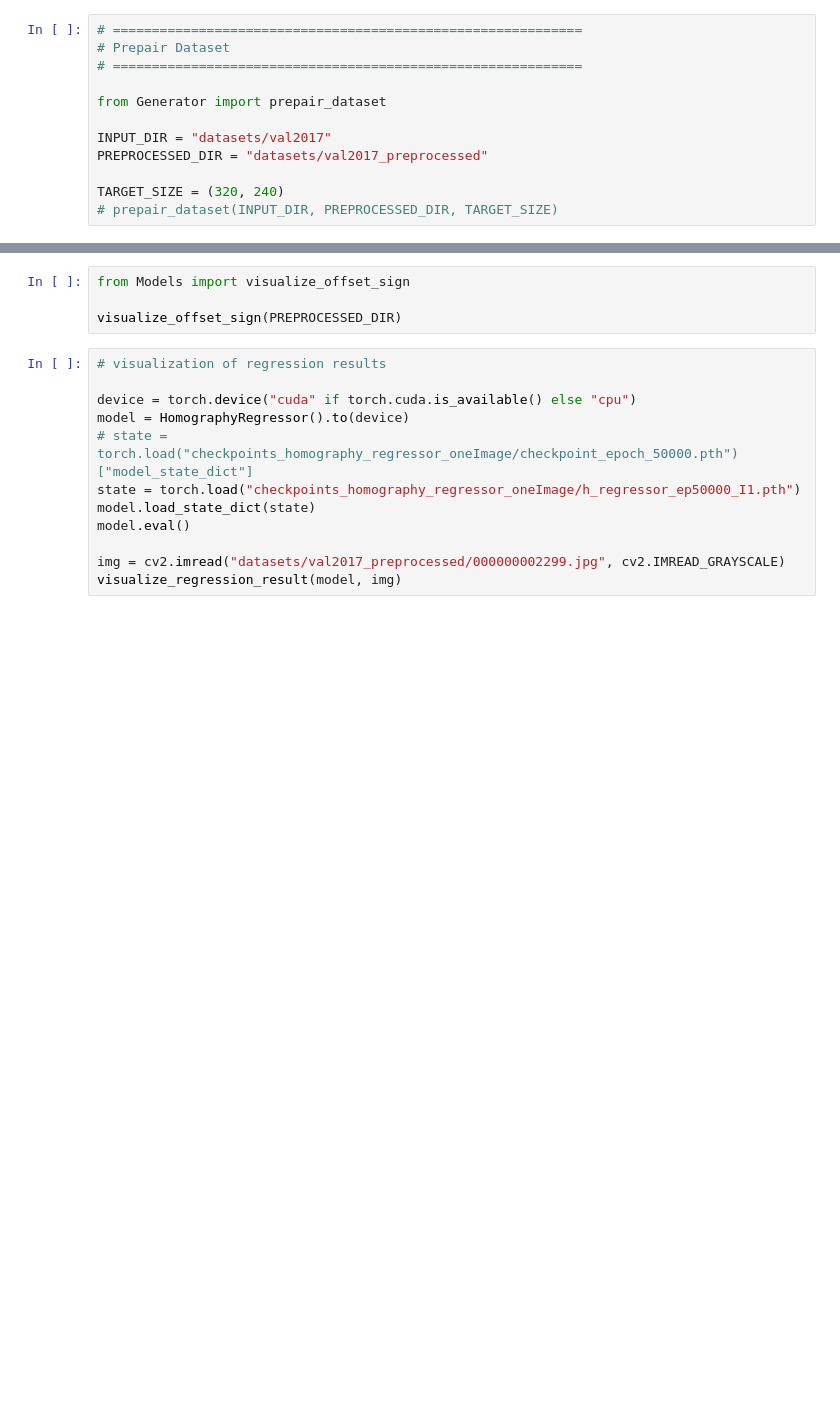
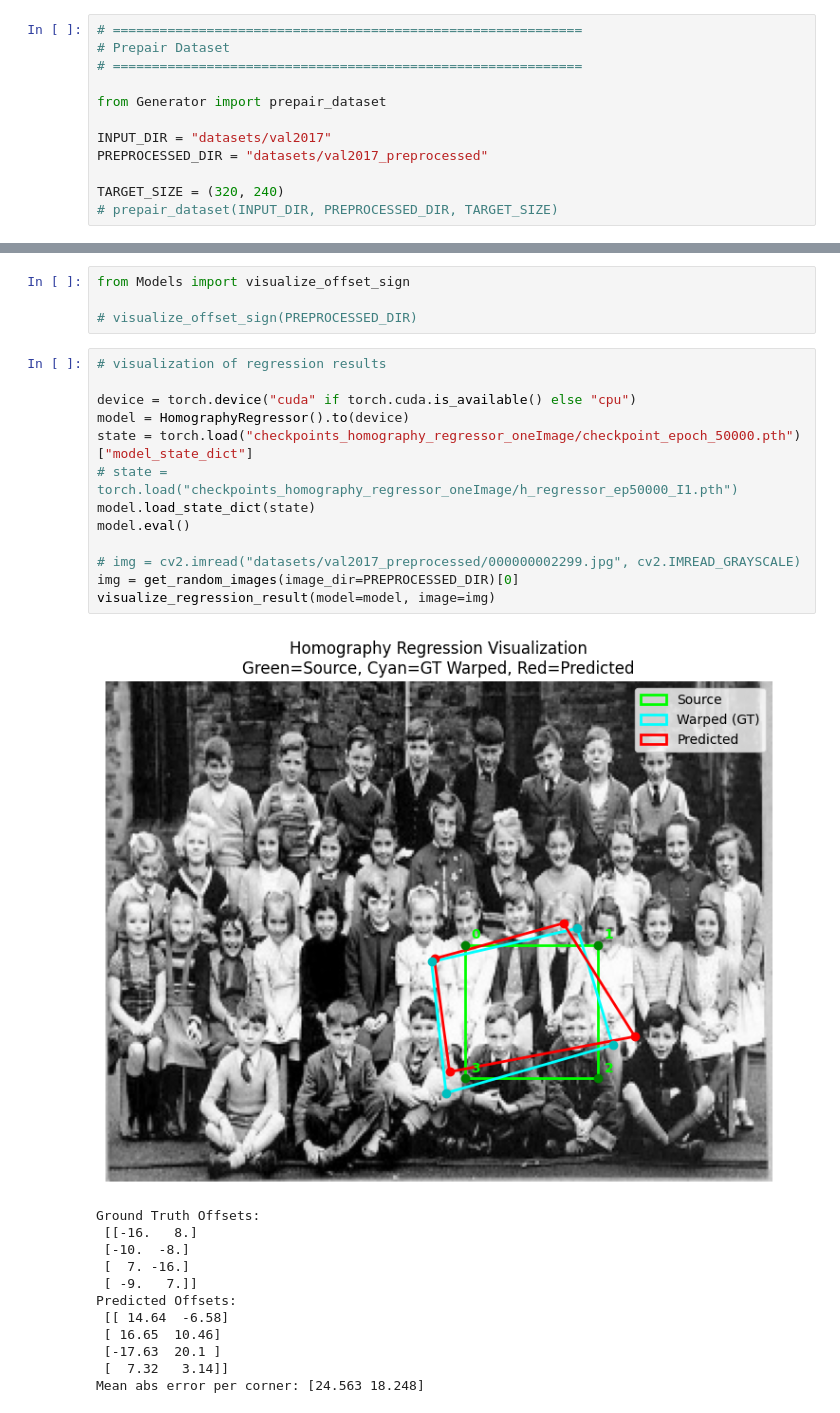
Before and after one commit to SimonPlazar/Racunalniski-Vid, a Jupyter notebook: RV-N1/report.ipynb, the cells around one changed output, grey strips where cells are left out. Drawn from its saved outputs; the diff is of its cells as text; blank space fills up the shorter version.

Commit message:
classify working, problems with regressor

```diff
--- a/RV-N1/report.ipynb
+++ b/RV-N1/report.ipynb
@@ -96,17 +36,31 @@ visualize_generate_pair(PREPROCESSED_DIR)
 # %%
 from Models import visualize_offset_sign
 
-visualize_offset_sign(PREPROCESSED_DIR)
+# visualize_offset_sign(PREPROCESSED_DIR)
 # %%
 # visualization of regression results
 
 device = torch.device("cuda" if torch.cuda.is_available() else "cpu")
 model = HomographyRegressor().to(device)
-# state = torch.load("checkpoints_homography_regressor_oneImage/checkpoint_epoch_50000.pth")["model_state_dict"]
-state = torch.load("checkpoints_homography_regressor_oneImage/h_regressor_ep50000_I1.pth")
+state = torch.load("checkpoints_homography_regressor_oneImage/checkpoint_epoch_50000.pth")["model_state_dict"]
+# state = torch.load("checkpoints_homography_regressor_oneImage/h_regressor_ep50000_I1.pth")
 model.load_state_dict(state)
 model.eval()
 
-img = cv2.imread("datasets/val2017_preprocessed/000000002299.jpg", cv2.IMREAD_GRAYSCALE)
-visualize_regression_result(model, img)
+# img = cv2.imread("datasets/val2017_preprocessed/000000002299.jpg", cv2.IMREAD_GRAYSCALE)
+img = get_random_images(image_dir=PREPROCESSED_DIR)[0]
+visualize_regression_result(model=model, image=img)
+# %% [output]
+[figure, added]
+Ground Truth Offsets:
+ [[-16.   8.]
+ [-10.  -8.]
+ [  7. -16.]
+ [ -9.   7.]]
+Predicted Offsets:
+ [[ 14.64  -6.58]
+ [ 16.65  10.46]
+ [-17.63  20.1 ]
+ [  7.32   3.14]]
+Mean abs error per corner: [24.563 18.248]
 # %%
```
Also changed, not shown: parts of 5 cells of this notebook, 3 other files.
